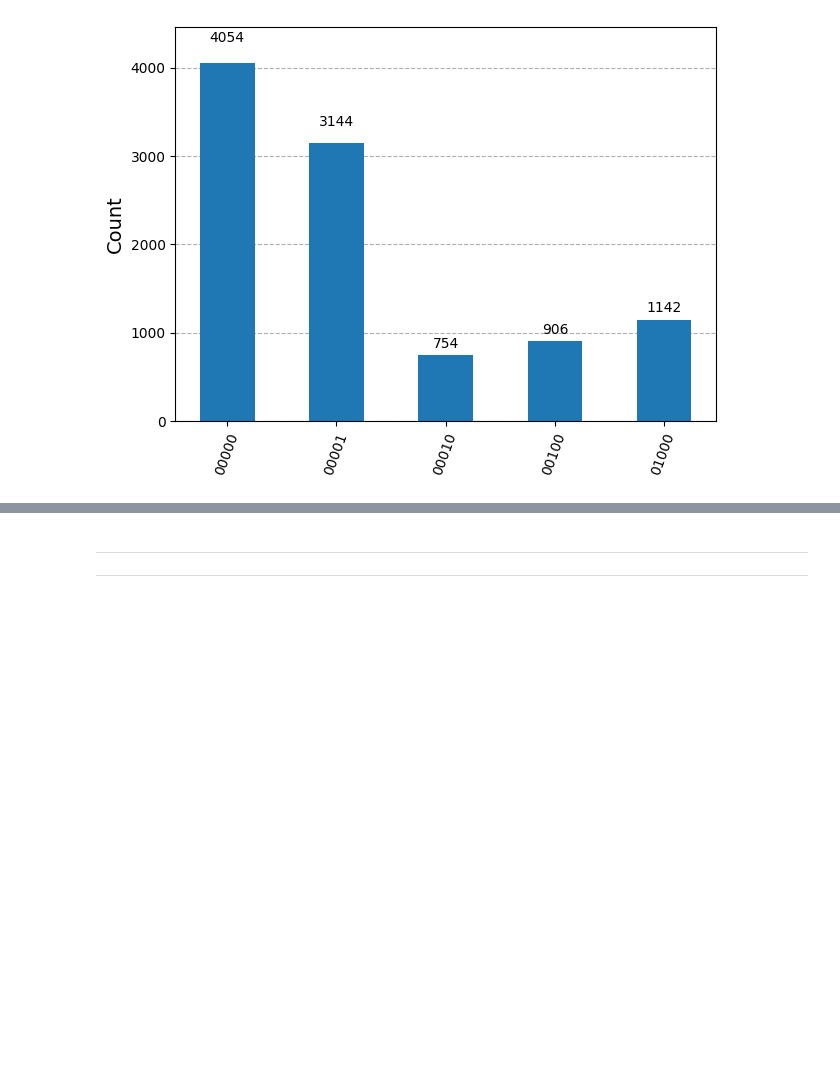
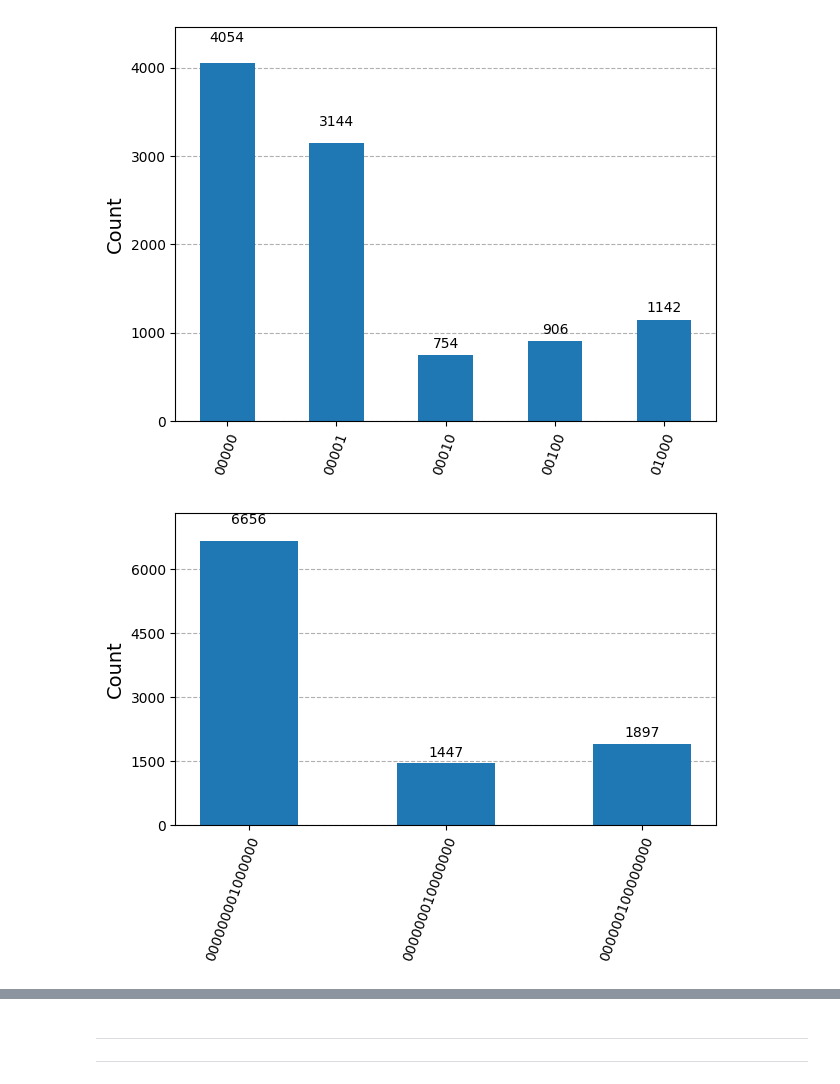
Before and after one commit to virajd98/Q-Plinkers, a Jupyter notebook: WorkingFile.ipynb, the cells around one changed output, grey strips where cells are left out. Cells and saved outputs as stored; diff of their text form; code cells hidden in the pictures; blank space fills up the shorter version.

```diff
--- a/WorkingFile.ipynb
+++ b/WorkingFile.ipynb
@@ -516,3 +539,63 @@ plt.show()
 # %% [output]
 [figure]
 [figure]
+# %%
+
+def galton_board_hadamard_walk(n: int, *, draw=False) -> QuantumCircuit:
+    """
+    Quantum Galton Box configured for a 1D Hadamard walk.
+
+    Args:
+        n (int): Number of steps in the walk.
+        draw (bool): Whether to draw the circuit.
+
+    Returns:
+        QuantumCircuit: Configured Hadamard walk circuit.
+    """
+    # The number of data qubits required is 2*n+1 to accommodate
+    # the maximum possible spread of the walk.
+    # The walk starts at position n, so it can go from 0 to 2n.
+    data_q_size = 2 * n + 1
+
+    # We need a total of (2n + 1) data qubits + 1 ancilla qubit for the coin
+    q = QuantumRegister(data_q_size + 1, 'q')
+    c = ClassicalRegister(data_q_size, 'c')
+    qc = QuantumCircuit(q, c)
+
+    # The ancilla qubit for the coin operation is the last qubit
+    coin_q = q[data_q_size]
+
+    # Initialize the particle's position at n
+    particle_pos = n
+    qc.x(q[particle_pos])
+
+    # Perform the n steps of the Hadamard walk
+    for r in range(n):
+        qc.h(coin_q)
+        qc.cswap(coin_q, q[particle_pos], q[particle_pos + 1])
+
+        qc.x(coin_q)
+        qc.cswap(coin_q, q[particle_pos], q[particle_pos - 1])
+        qc.x(coin_q) # Reset the coin qubit
+
+
+    for i in range(data_q_size):
+        qc.measure(q[i], c[i])
+
+    if draw:
+        qc.draw('mpl', style='clifford', fold=True)
+        plt.show()
+
+    return qc
+
+n_steps = 7
+hadamard_walk_circuit = galton_board_hadamard_walk(n=n_steps, draw=False)
+backend = Aer.get_backend('qasm_simulator')
+compiled = transpile(hadamard_walk_circuit, backend)
+job = backend.run(compiled, shots=1e4)
+counts = job.result().get_counts()
+
+plot_histogram(counts)
+plt.show()
+# %% [output]
+[figure, added]
```
Also changed, not shown: parts of 10 cells of this notebook.
